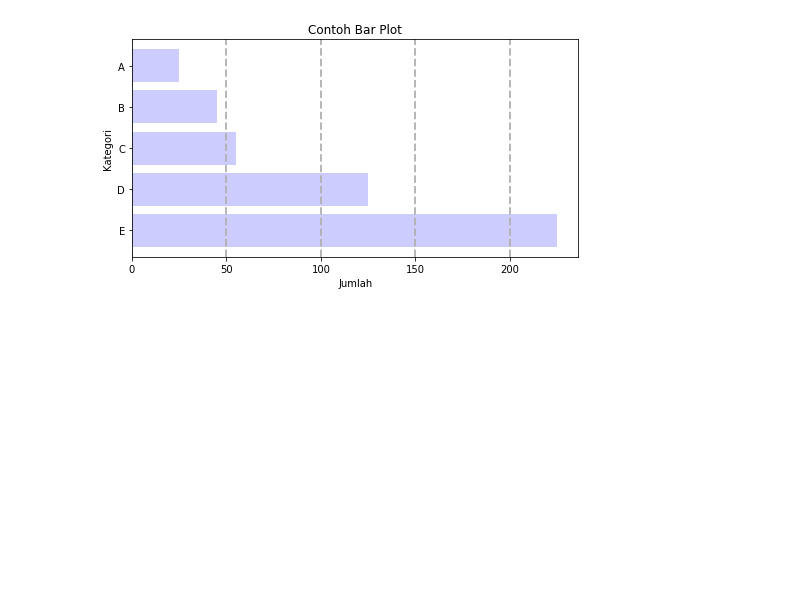
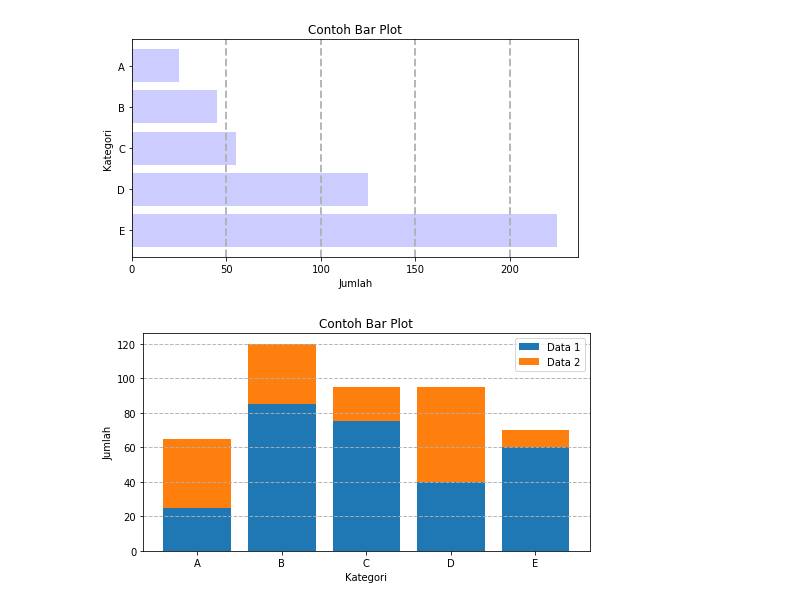
Before and after one commit to rshby/belajar_sendiri, a Jupyter notebook: Matplotlib.ipynb, the cells around one changed output. Drawn from its saved outputs; the diff is of its cells as text; code cells hidden in the pictures; blank space fills up the shorter version.

```diff
--- a/Matplotlib.ipynb
+++ b/Matplotlib.ipynb
@@ -359,18 +359,22 @@ data1 = [25, 85, 75, 40, 60]
 data2 = [40, 35, 20, 55, 10]
 kategori = ["A", "B", "C", "D", "E"]
 # %%
+plt.figure(figsize=(8,4))
 plt.bar(kategori, data1, label="Data 1")
+#plt.bar(kategori, data2, label="Data 2")
 plt.bar(kategori, data2, label="Data 2", bottom=data1)
 
 plt.legend()
 
 plt.grid(linestyle='--',
-        linewidth=2,
+        linewidth=1,
         axis='y', # pilihan: x, y, both
         alpha=0.90)
 
-plt.xlabel("Jumlah")
-plt.ylabel("Kategori")
+plt.xlabel("Kategori")
+plt.ylabel("Jumlah")
 plt.title("Contoh Bar Plot")
 
 plt.show()
+# %% [output]
+[figure, added]
```
